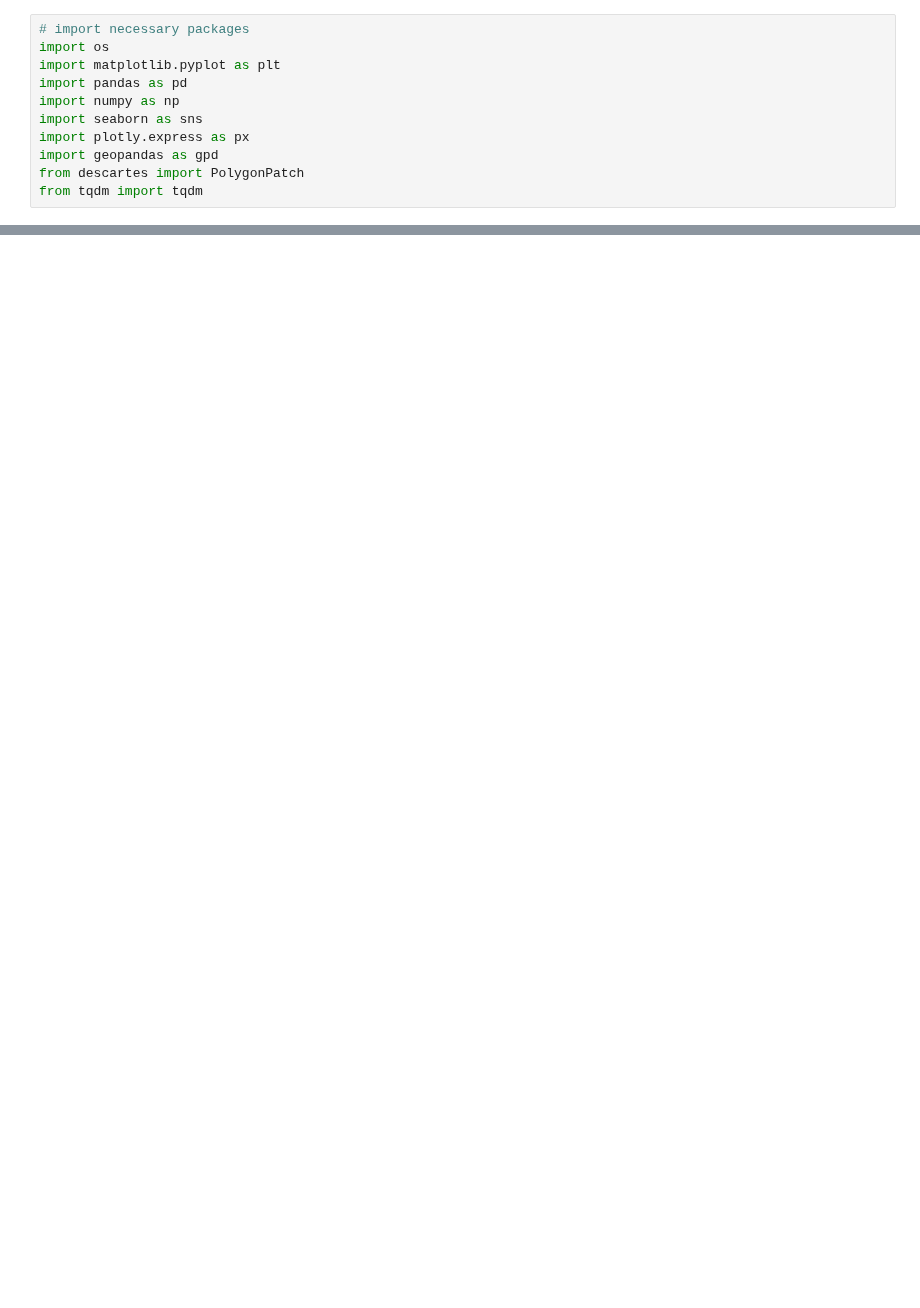
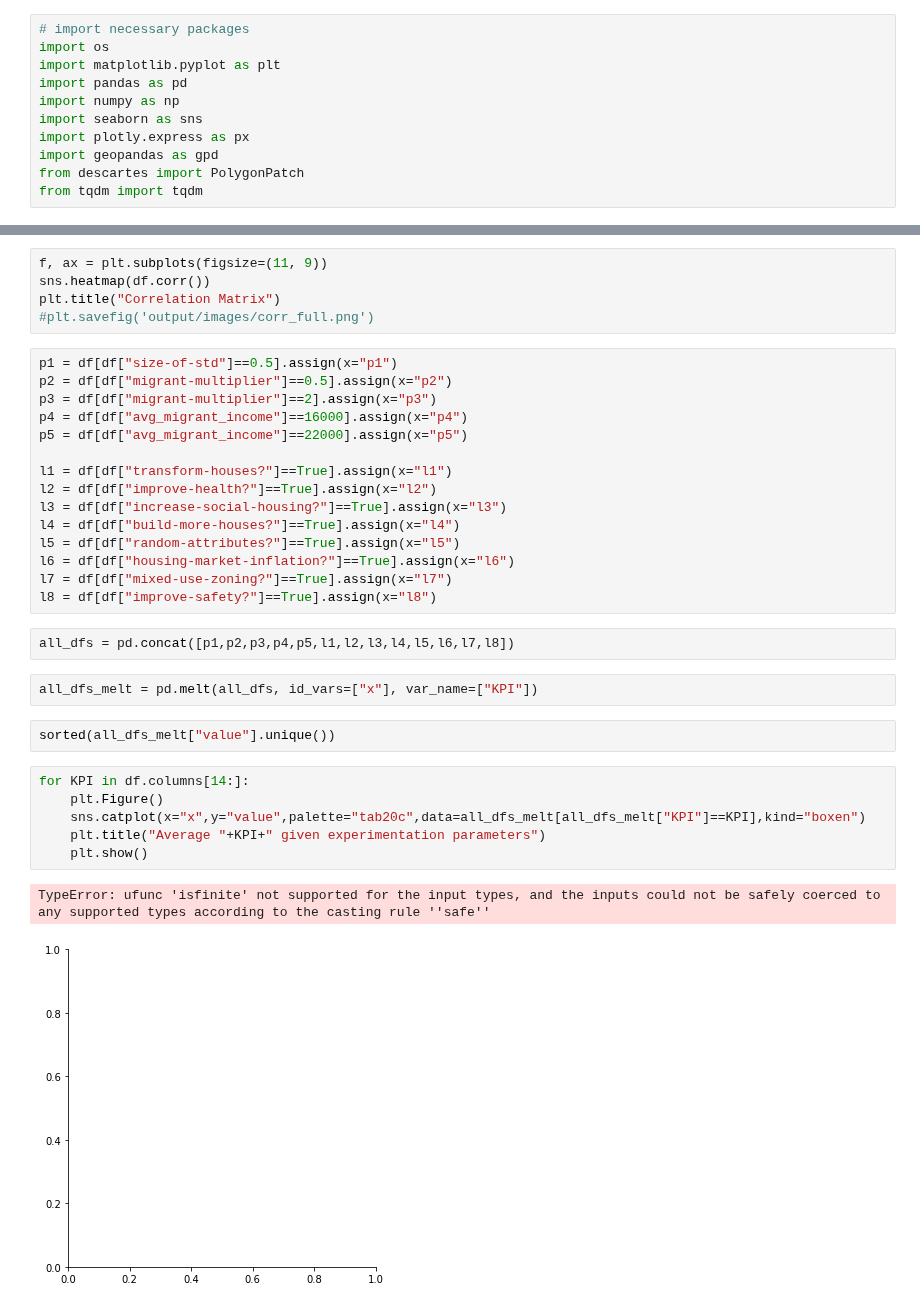
Before and after one commit to J-h-V/OpenDataDenHaag, a Jupyter notebook: Python/Results Analysis.ipynb, the cells around one changed output, grey strips where cells are left out. Cells and saved outputs as stored; diff of their text form; blank space fills up the shorter version.

```diff
--- a/Python/Results Analysis.ipynb
+++ b/Python/Results Analysis.ipynb
@@ -31,0 +28,35 @@ df
+# %%
+f, ax = plt.subplots(figsize=(11, 9))
+sns.heatmap(df.corr())
+plt.title("Correlation Matrix")
+#plt.savefig('output/images/corr_full.png')
+# %%
+p1 = df[df["size-of-std"]==0.5].assign(x="p1")
+p2 = df[df["migrant-multiplier"]==0.5].assign(x="p2")
+p3 = df[df["migrant-multiplier"]==2].assign(x="p3")
+p4 = df[df["avg_migrant_income"]==16000].assign(x="p4")
+p5 = df[df["avg_migrant_income"]==22000].assign(x="p5")
+
+l1 = df[df["transform-houses?"]==True].assign(x="l1")
+l2 = df[df["improve-health?"]==True].assign(x="l2")
+l3 = df[df["increase-social-housing?"]==True].assign(x="l3")
+l4 = df[df["build-more-houses?"]==True].assign(x="l4")
+l5 = df[df["random-attributes?"]==True].assign(x="l5")
+l6 = df[df["housing-market-inflation?"]==True].assign(x="l6")
+l7 = df[df["mixed-use-zoning?"]==True].assign(x="l7")
+l8 = df[df["improve-safety?"]==True].assign(x="l8")
+# %%
+all_dfs = pd.concat([p1,p2,p3,p4,p5,l1,l2,l3,l4,l5,l6,l7,l8])
+# %%
+all_dfs_melt = pd.melt(all_dfs, id_vars=["x"], var_name=["KPI"])
+# %%
+sorted(all_dfs_melt["value"].unique())
+# %%
+for KPI in df.columns[14:]:
+    plt.Figure()
+    sns.catplot(x="x",y="value",palette="tab20c",data=all_dfs_melt[all_dfs_melt["KPI"]==KPI],kind="boxen")
+    plt.title("Average "+KPI+" given experimentation parameters")
+    plt.show()
+# %% [output]
+TypeError: ufunc 'isfinite' not supported for the input types, and the inputs could not be safely coerced to any supported types according to the casting rule ''safe''
+[figure, added]
```
Also changed, not shown: parts of 14 cells of this notebook, 3 other files.
